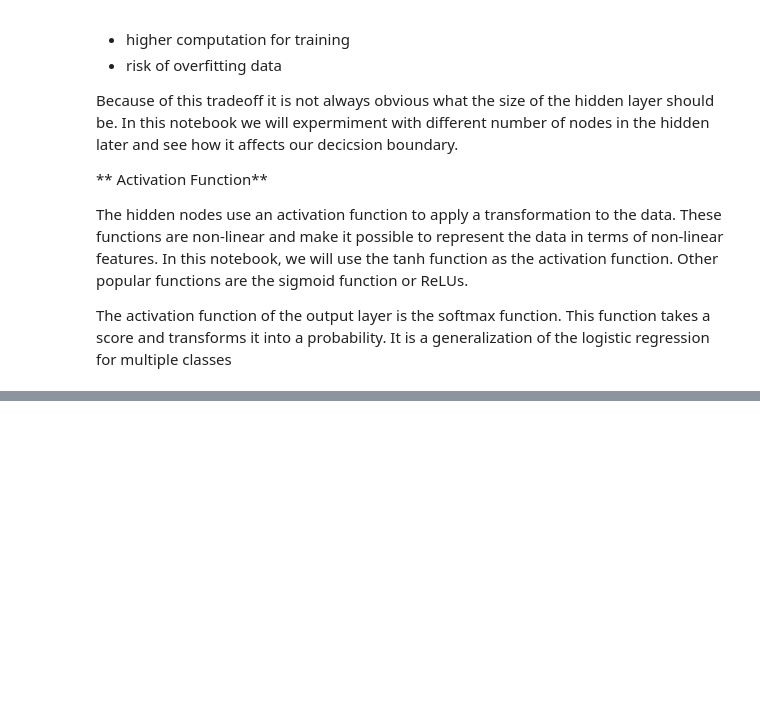
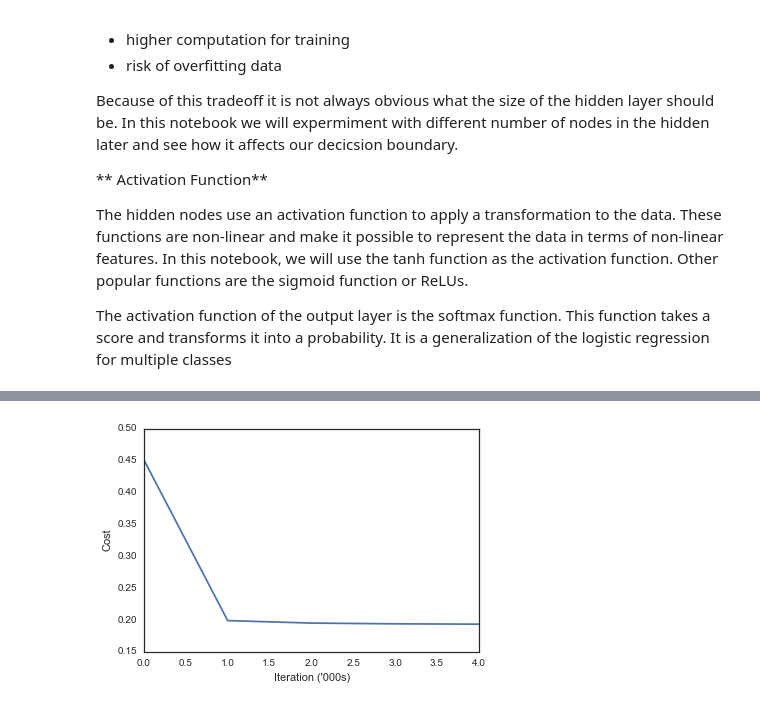
Before and after one commit to Libardo1/NNet, a Jupyter notebook: Neural Net.ipynb, the cells around one changed output, grey strips where cells are left out. Drawn from its saved outputs; the diff is of its cells as text; code cells hidden in the pictures; blank space fills up the shorter version.

```diff
--- a/Neural Net.ipynb
+++ b/Neural Net.ipynb
@@ -86,3 +88,11 @@ Because of this tradeoff it is not always obvious what the size of the hidden la
 The hidden nodes use an activation function to apply a transformation to the data. These functions are non-linear and make it possible to represent the data in terms of non-linear  features. In this notebook, we will use the tanh function as the activation function. Other popular functions are the sigmoid function or ReLUs.
 
 The activation function of the output layer is the softmax function. This function takes a score and transforms it into a probability. It is a generalization of the logistic regression for multiple classes
+# %%
+num_examples = len(X) # training set size
+nn_input_dim = 2 # input layer dimensionality
+nn_output_dim = 2 # output layer dimensionality
+
+# Gradient descent parameters
+epsilon = 0.01 # learning rate for gradient descent
+reg_lambda = 0.01 # regularization strength
@@ -88,0 +205,8 @@ The activation function of the output layer is the softmax function. This functi
+# %%
+# Check if your model reached convergence
+plt.plot(xrange(len(model['loss'])), model['loss'])
+plt.xlabel("Iteration ('000s)")
+plt.ylabel("Cost")
+plt.show()
+# %% [output]
+[figure, added]
```
Also changed, not shown: parts of 15 cells of this notebook.
